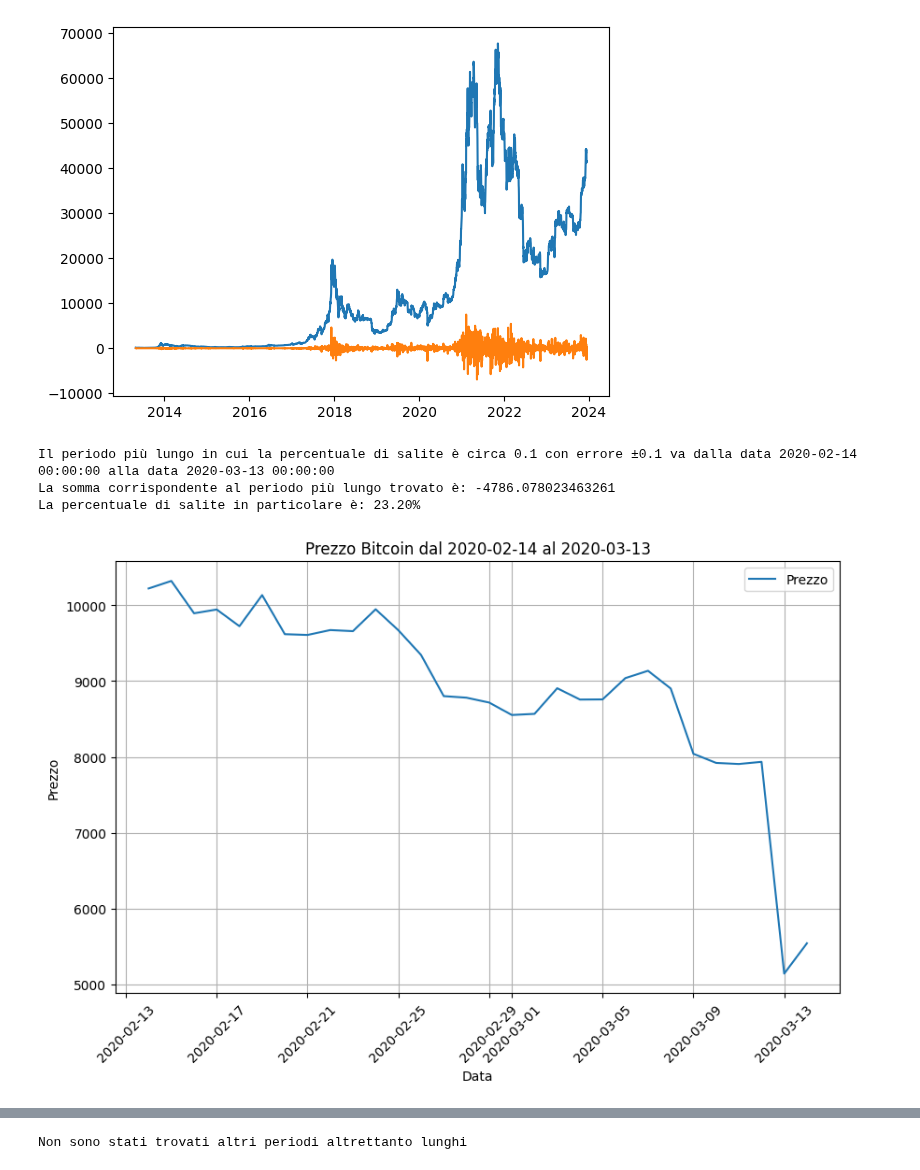
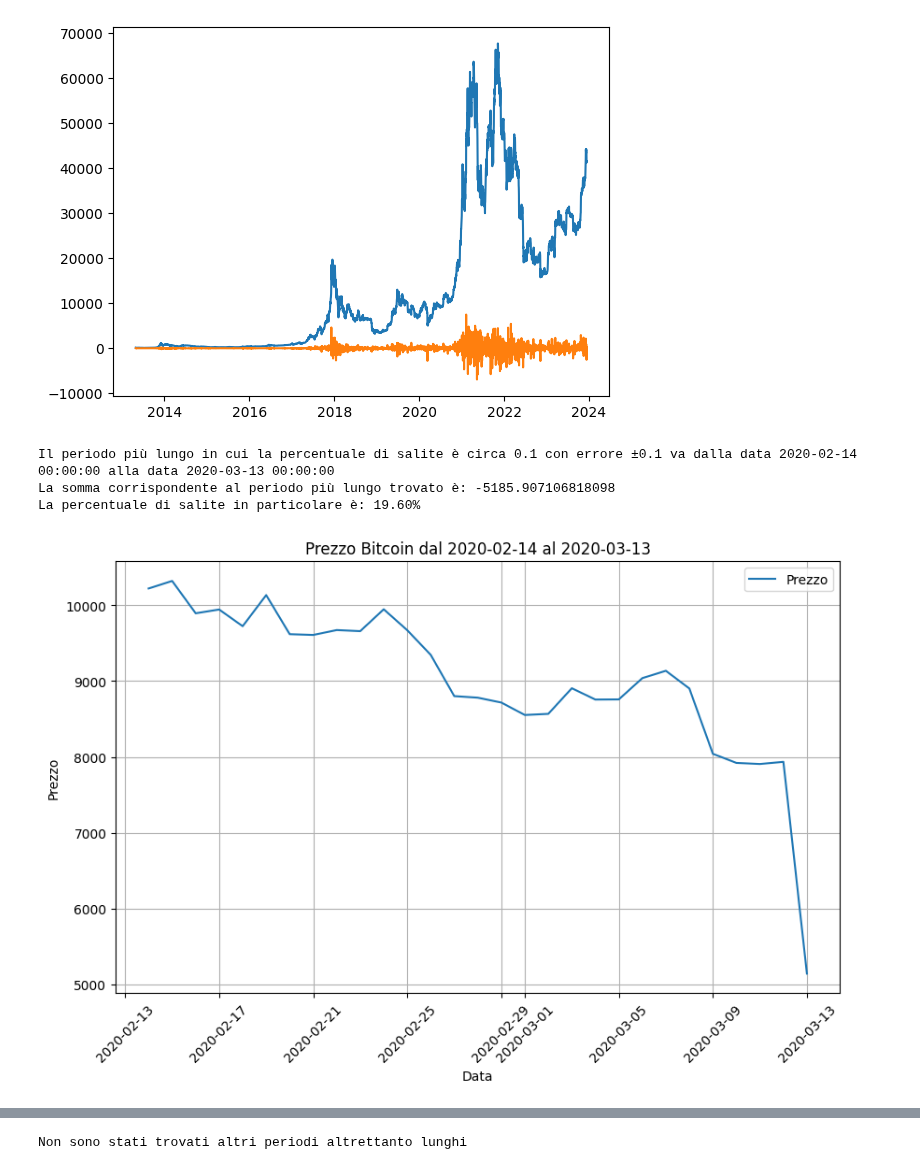
Before and after one commit to AleImbri/Crypto-strategies-simulations, a Jupyter notebook: Calcolo del periodo migliore da usare per le date casuali.ipynb, the cells around one changed output, grey strips where cells are left out. Cells and saved outputs as stored; diff of their text form; code cells hidden in the pictures.

Commit message:
Corretto errore per cui non mi tornava la % trovata in "Calcolo del periodo migliore da usare per le date casuali"

```diff
--- a/Calcolo del periodo migliore da usare per le date casuali.ipynb
+++ b/Calcolo del periodo migliore da usare per le date casuali.ipynb
@@ -187,9 +187,9 @@ somma_discese = 0
 
 for i in range(len(dati_temp)):
     for k in range(i, len(dati_temp)):
-        if dati_temp['Price_Diff'].iloc[k] > 0:
+        if dati_temp['Price_Diff'].iloc[k] >= 0:
             somma_salite += dati_temp['Price_Diff'].iloc[k]
-        elif dati_temp['Price_Diff'].iloc[k] < 0:
+        else:
             somma_discese += abs(dati_temp['Price_Diff'].iloc[k])
 
         # Calcola il rapporto tra salite e salite+discese
@@ -200,6 +200,7 @@ for i in range(len(dati_temp)):
 
         # Verifica se la percentuale attuale rientra nella soglia accettabile
         if abs(percentuale_attuale - percentuale_salita) <= soglia_accettabile and i != k:
+            # print('percentuale attuale:',percentuale_attuale)
             periodi.append((dati_temp['Timestamp'].iloc[i], dati_temp['Timestamp'].iloc[k]))
 
     # Resetta le somme per il prossimo intervallo
@@ -212,37 +213,37 @@ if periodi:
 
     print(f"Il periodo più lungo in cui la percentuale di salite è circa {percentuale_salita} con errore ±{soglia_accettabile} va dalla data {periodo_piu_lungo[0]} alla data {periodo_piu_lungo[1]}")
 
     # Verifica la somma dei Price_Diff per il periodo trovato
     indice1 = dati_temp[dati_temp['Timestamp'] == periodo_piu_lungo[0]].index[0]
     indice2 = dati_temp[dati_temp['Timestamp'] == periodo_piu_lungo[1]].index[0]
-    somma_finale = sum(dati_temp['Price_Diff'].loc[indice1: indice2 + 1])
+    somma_finale = sum(dati_temp['Price_Diff'].loc[indice1:indice2])
     print('La somma corrispondente al periodo più lungo trovato è:', somma_finale)
 
-    somma_salite_totale = sum(dati_temp.loc[indice1: indice2 + 1][dati_temp['Price_Diff'] > 0]['Price_Diff'])
-    somma_discese_totale = abs(sum(dati_temp.loc[indice1: indice2 + 1][dati_temp['Price_Diff'] < 0]['Price_Diff']))
+    somma_salite_totale = sum(dati_temp.loc[indice1:indice2][dati_temp['Price_Diff'] > 0]['Price_Diff'])
+    somma_discese_totale = abs(sum(dati_temp.loc[indice1:indice2][dati_temp['Price_Diff'] < 0]['Price_Diff']))
 
     # Calcola la percentuale corretta di salite
     percentuale_salita_finale = somma_salite_totale / (somma_salite_totale + somma_discese_totale)
     print(f'La percentuale di salite in particolare è: {percentuale_salita_finale * 100:.2f}%')
 
     # Crea il grafico del prezzo solo per il periodo selezionato
     plt.figure(figsize=(10, 6))
-    plt.plot(dati_temp['Timestamp'].loc[indice1:indice2 + 1], dati_temp['Price'].loc[indice1:indice2 + 1], label='Prezzo')
+    plt.plot(dati_temp['Timestamp'].loc[indice1:indice2], dati_temp['Price'].loc[indice1:indice2], label='Prezzo')
 
     # Titolo e etichette
     plt.title(f"Prezzo Bitcoin dal {periodo_piu_lungo[0].date()} al {periodo_piu_lungo[1].date()}")
     plt.xlabel('Data')
     plt.ylabel('Prezzo')
     plt.legend()
     plt.grid()
     plt.xticks(rotation=45)
 
     # Mostra il grafico
     plt.show()
 else:
     print('Non è stato trovato nessun periodo che soddisfi le condizioni.')
 # %% [output]
 Il periodo più lungo in cui la percentuale di salite è circa 0.1 con errore ±0.1 va dalla data 2020-02-14 00:00:00 alla data 2020-03-13 00:00:00
-La somma corrispondente al periodo più lungo trovato è: -4786.078023463261
-La percentuale di salite in particolare è: 23.20%
+La somma corrispondente al periodo più lungo trovato è: -5185.907106818098
+La percentuale di salite in particolare è: 19.60%
-[figure, old version]
+[figure, new version]
```
Also changed, not shown: parts of 1 cell of this notebook.
